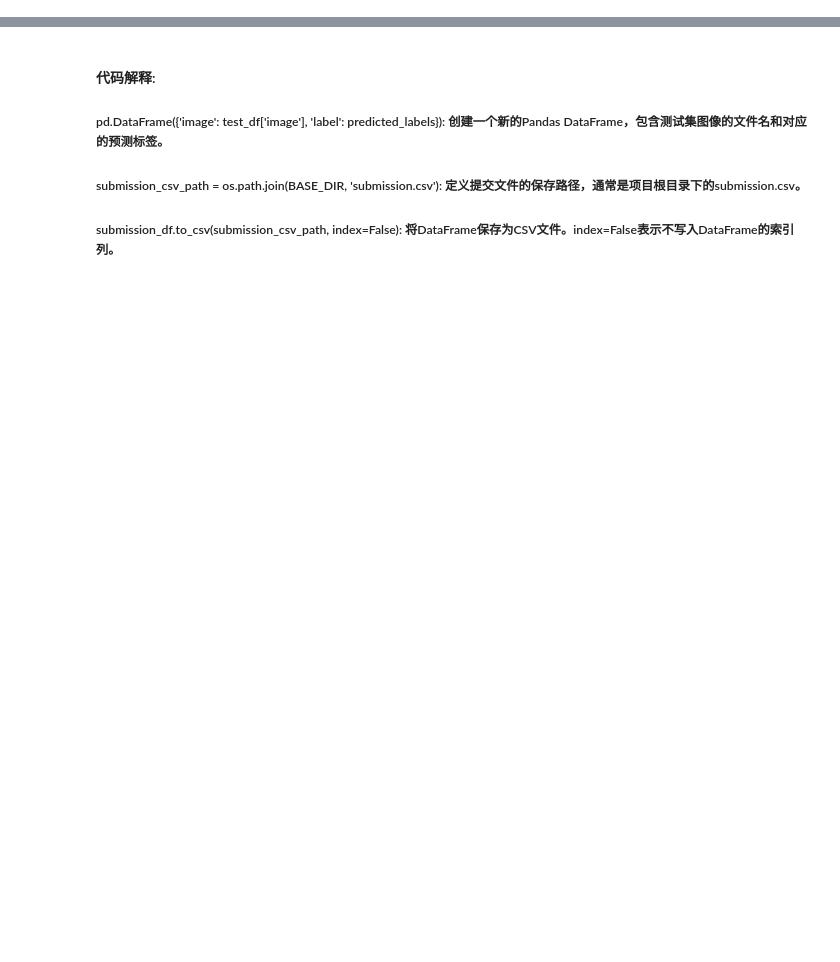
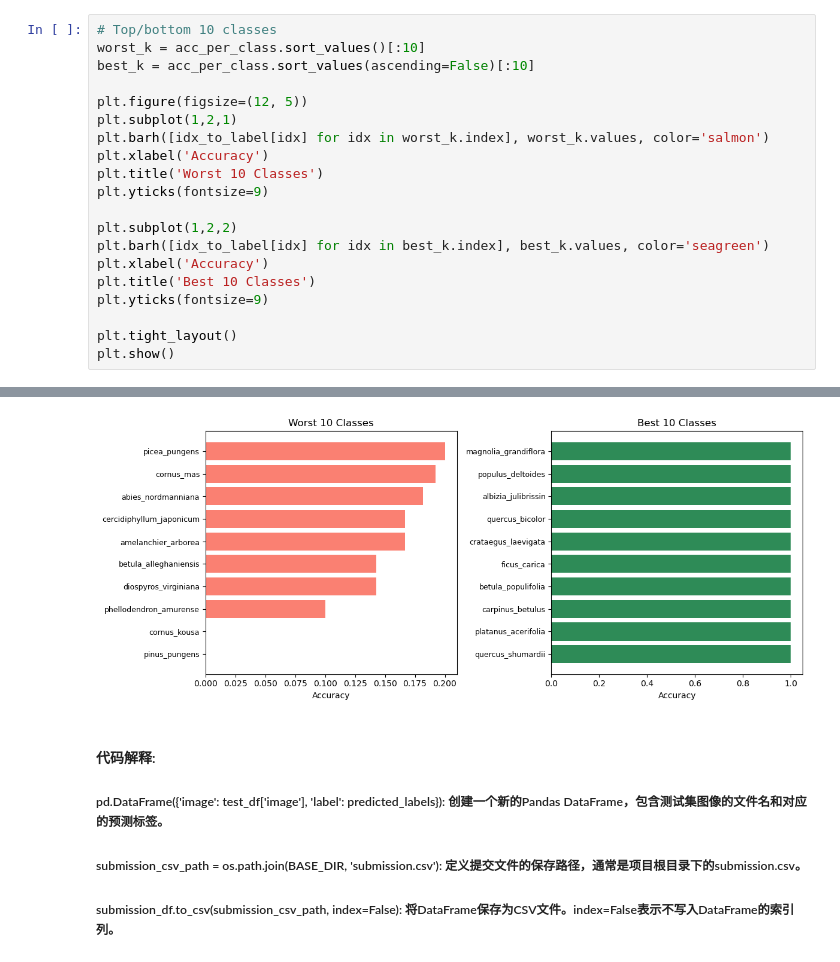
Before and after one commit to nanana-ux/-, a Jupyter notebook: shuyefenlei.ipynb, the cells around one changed output, grey strips where cells are left out. Drawn from its saved outputs; the diff is of its cells as text; blank space fills up the shorter version.

```diff
--- a/shuyefenlei.ipynb
+++ b/shuyefenlei.ipynb
@@ -425,0 +571,21 @@ All steps completed! Good luck in the competition!
+# %%
+# Top/bottom 10 classes
+worst_k = acc_per_class.sort_values()[:10]
+best_k = acc_per_class.sort_values(ascending=False)[:10]
+
+plt.figure(figsize=(12, 5))
+plt.subplot(1,2,1)
+plt.barh([idx_to_label[idx] for idx in worst_k.index], worst_k.values, color='salmon')
+plt.xlabel('Accuracy')
+plt.title('Worst 10 Classes')
+plt.yticks(fontsize=9)
+
+plt.subplot(1,2,2)
+plt.barh([idx_to_label[idx] for idx in best_k.index], best_k.values, color='seagreen')
+plt.xlabel('Accuracy')
+plt.title('Best 10 Classes')
+plt.yticks(fontsize=9)
+
+plt.tight_layout()
+plt.show()
+# %% [output]
@@ -426,3 +609,4 @@ All steps completed! Good luck in the competition!
+[figure, added]
 # %% [markdown]
 #### 代码解释:
 
```
Also changed, not shown: parts of 59 cells of this notebook.
